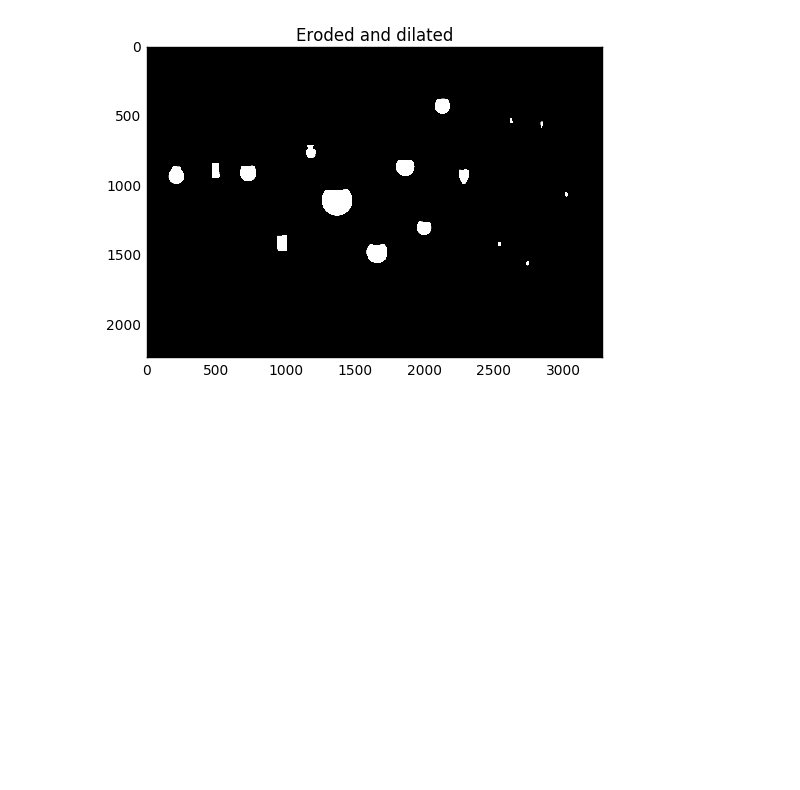
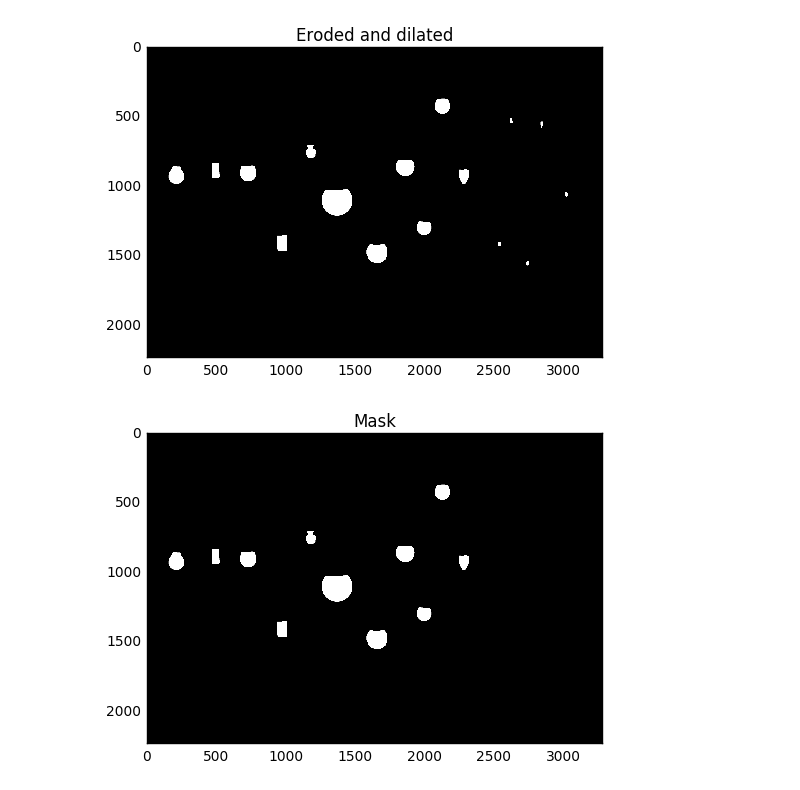
Before and after one commit to MrLokans/opencv-misc, a Jupyter notebook: detect_bright_spots.ipynb, the cells around one changed output. Cells and saved outputs as stored; diff of their text form; code cells hidden in the pictures; blank space fills up the shorter version.

Commit message:
Mask of brightest elements is now calculated.

```diff
--- a/detect_bright_spots.ipynb
+++ b/detect_bright_spots.ipynb
@@ -44,3 +47,31 @@ thresh = cv2.dilate(thresh, None, iterations=4)
 show_image(thresh, title='Eroded and dilated', gray=True)
 # %% [output]
 [figure]
+# %%
+BACKGROUND = 0
+
+# perform a connected component analysis on the thresholded
+# image, then initialize a mask to store only the "large"
+# components.
+# label assigns specific number for each unique region
+labels = measure.label(thresh, connectivity=2, background=BACKGROUND)
+mask = np.zeros(thresh.shape, dtype="uint8")
+
+# loop over the unique components
+for label in np.unique(labels):
+    if label == BACKGROUND:
+        continue
+
+    # otherwise, construct the label mask and count the
+    # number of pixels
+    label_mask = np.zeros(thresh.shape, dtype="uint8")
+    label_mask[labels == label] = 255
+    num_pixels = cv2.countNonZero(label_mask)
+    # if the number of pixels in the component is sufficiently
+    # large, then add it to our mask of "large blobs"
+    if num_pixels > 5000:
+        mask = cv2.add(mask, label_mask)
+
+show_image(mask, title='Mask', gray=True)
+# %% [output]
+[figure, added]
```
Also changed, not shown: parts of 1 cell of this notebook.
